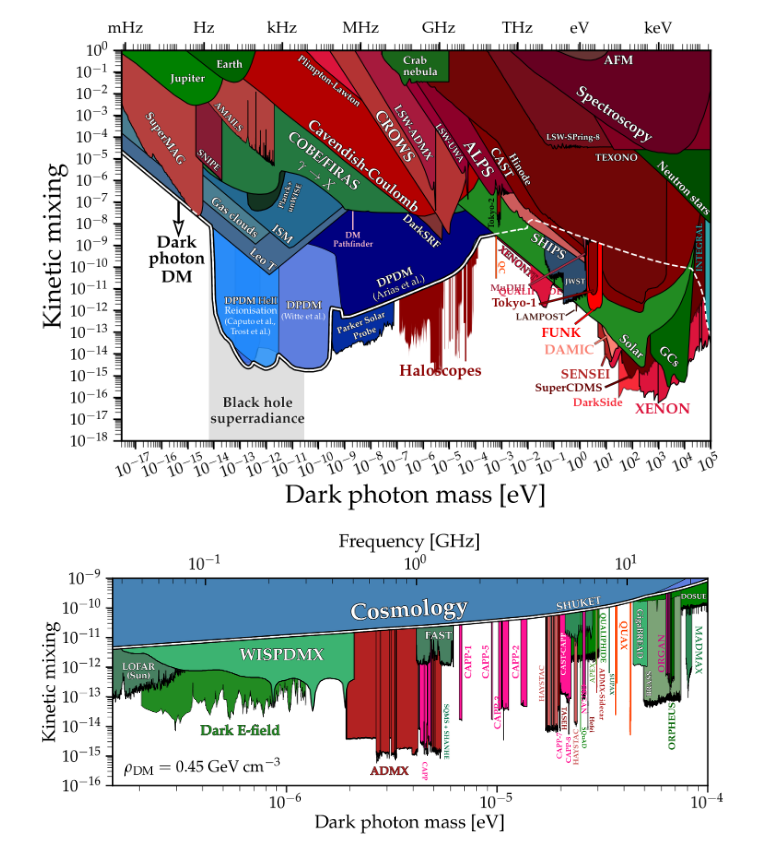
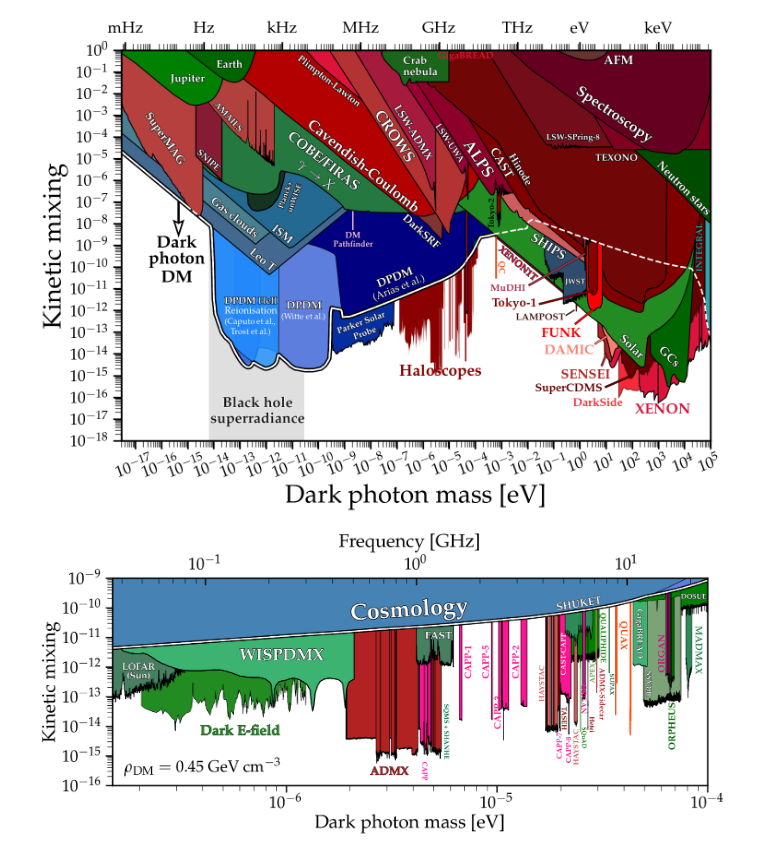
Before and after one commit to FaroutYLq/AutoAxionLimits, a Jupyter notebook: DarkPhoton.ipynb, the cells around one changed output. Cells and saved outputs as stored; diff of their text form; code cells hidden in the pictures.

Commit message:
Add GigaBREAD_FixedPol_2026 DarkPhoton limit
Source: arXiv:2611.07426
Extraction confidence: 0.90
Data points: 80
Auto-generated by AutoAxionLimits daily pipeline

```diff
--- a/DarkPhoton.ipynb
+++ b/DarkPhoton.ipynb
@@ -61,34 +61,35 @@ DarkPhoton.Planck_unWISE(ax)
 DarkPhoton.Jupiter(ax)
 DarkPhoton.Earth(ax)
 DarkPhoton.Crab(ax)
 DarkPhoton.ISM(ax)
 DarkPhoton.LeoT(ax)
 DarkPhoton.GasClouds(ax)
 DarkPhoton.NeutronStarCooling(ax)
 DarkPhoton.JWST(ax)
 DarkPhoton.ParkerSolarProbe(ax)
 DarkPhoton.INTEGRAL(ax)
 
 # BHSR
 plt.fill_between([6.5e-15,2.9e-11],[1e-18,1e-18],y2=1,color='gray',edgecolor='none',zorder=-100,alpha=0.25)
 plt.gcf().text(0.304,0.176,r'{\bf Black hole}',fontsize=23,ha='center',rotation=0,color='k',alpha=0.8,path_effects=line_background(2,'w'))
 plt.gcf().text(0.304,0.145,r'{\bf superradiance}',fontsize=23,ha='center',rotation=0,color='k',alpha=0.8,path_effects=line_background(2,'w'))
 
 # Final label
 plt.arrow(0.2, 0.58, 0, -0.065, transform=fig.transFigure,figure=fig,
   length_includes_head=True,lw=2.5,
   head_width=0.012, head_length=0.028, overhang=0.13,
   edgecolor='k',facecolor='w',clip_on=False,zorder=-1)
 
 plt.text(4e-16,0.8e-9,r'{\bf Dark}',fontsize=27,ha='center')
 plt.text(4e-16,0.15e-9,r'{\bf photon}',fontsize=27,ha='center')
 plt.text(4e-16,0.02e-9,r'{\bf DM}',fontsize=27,ha='center')
 
 plt.text(5e-6,1e-15,r'{\bf Haloscopes}',color='darkred',fontsize=25,ha='center');
 
+DarkPhoton.GigaBREAD_FixedPol_2026(ax)
 MySaveFig(fig,'DarkPhoton')
 # %% [output]
-[figure, old version]
+[figure, new version]
 # %%
 m_min = 1.5e-7
 m_max = 1e-4
```
Also changed, not shown: 23 other files.
